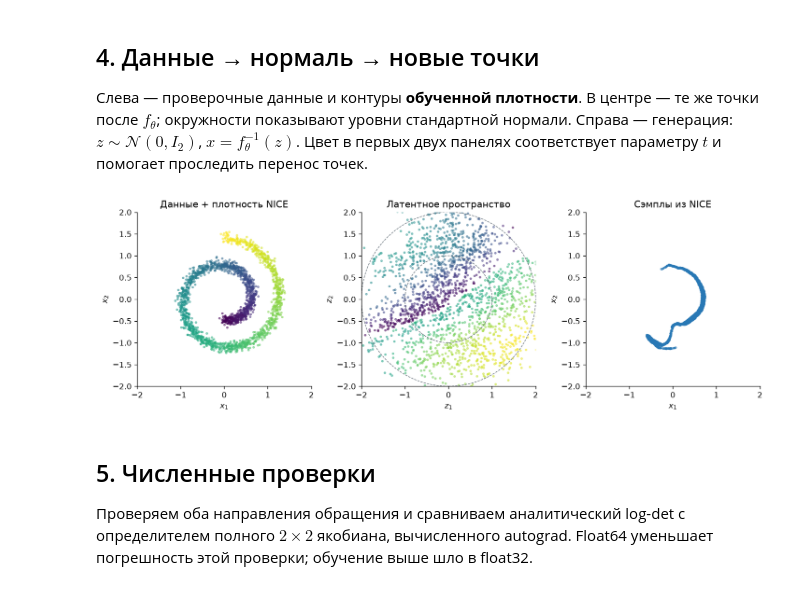
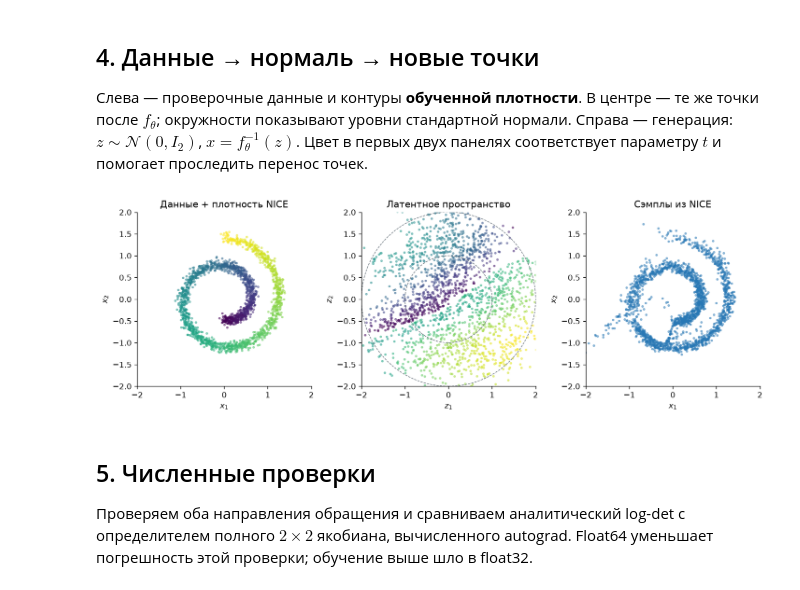
Before and after one commit to al3kseyka/scince_school, a Jupyter notebook: nice_2d_swissroll.ipynb, the cells around one changed output. Cells and saved outputs as stored; diff of their text form; code cells hidden in the pictures.

```diff
--- a/nice_2d_swissroll.ipynb
+++ b/nice_2d_swissroll.ipynb
@@ -151,36 +151,36 @@ extent = 2
 z_extent = 2
 with torch.no_grad():
     z_val = model(x_val)
-    generated = model.inverse(torch.rand(2000, 2))
+    generated = model.inverse(torch.randn(2000, 2))
     # Общие границы включают все точки, в том числе хвосты генерации.
     # extent = max(1.8, x_val.abs().max().item(), generated.abs().max().item()) + 0.1
     # z_extent = max(3.5, z_val.abs().max().item()) + 0.1
     gx, gy = np.meshgrid(np.linspace(-extent, extent, 180),
                          np.linspace(-extent, extent, 180))
     grid = torch.tensor(np.column_stack([gx.ravel(), gy.ravel()]),
                         dtype=x_val.dtype, device=device)
     density = logprop(model(grid)).exp().cpu().numpy().reshape(gx.shape)
 
 
 # Matplotlib работает с CPU-массивами: перед numpy() переносим тензоры через .cpu().
 fig, axes = plt.subplots(1, 3, figsize=(12, 3.8), layout="constrained")
 colors = t_val
 axes[0].scatter(*x_val.T.cpu().numpy(), c=colors, cmap="viridis", s=5, alpha=0.45)
 axes[1].scatter(*z_val.T.cpu().numpy(), c=colors, cmap="viridis", s=5, alpha=0.45)
 for radius in (1, 2, 3):
     axes[1].add_patch(plt.Circle((0, 0), radius, fill=False,
                                 color="#67727B", ls="--", lw=0.8))
 axes[2].scatter(*generated.T.cpu().numpy(), c="#2878B5", s=5, alpha=0.45)
 for ax, title in zip(axes, ["Данные + плотность NICE", "Латентное пространство",
                            "Сэмплы из NICE"]):
     ax.set_title(title)
     ax.set_aspect("equal", adjustable="box")
 for ax in (axes[0], axes[2]):
     ax.set(xlim=(-extent, extent), ylim=(-extent, extent), xlabel="$x_1$", ylabel="$x_2$")
 axes[1].set(xlim=(-z_extent, z_extent), ylim=(-z_extent, z_extent), xlabel="$z_1$", ylabel="$z_2$")
 plt.show()
 # %% [output]
-[figure, old version]
+[figure, new version]
 # %% [markdown]
 ## 5. Численные проверки
 
```
